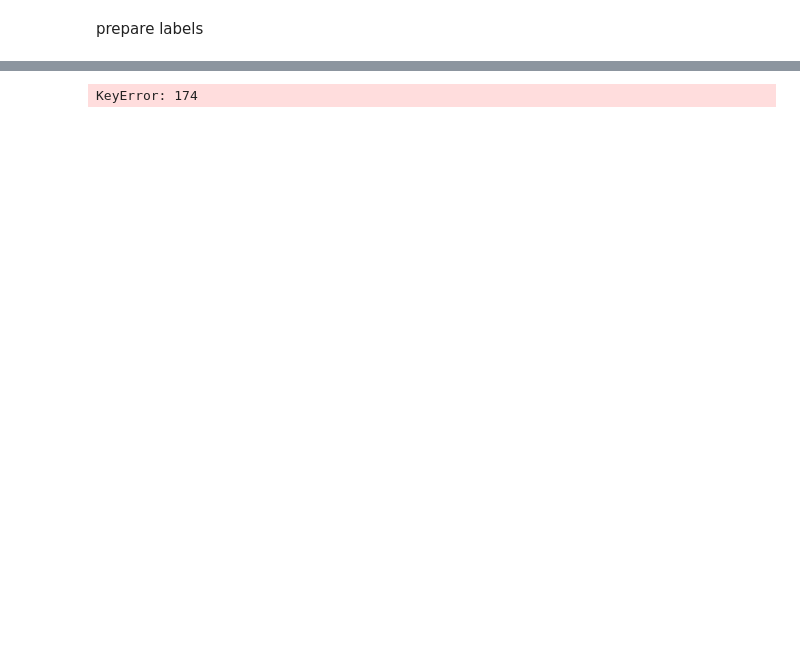
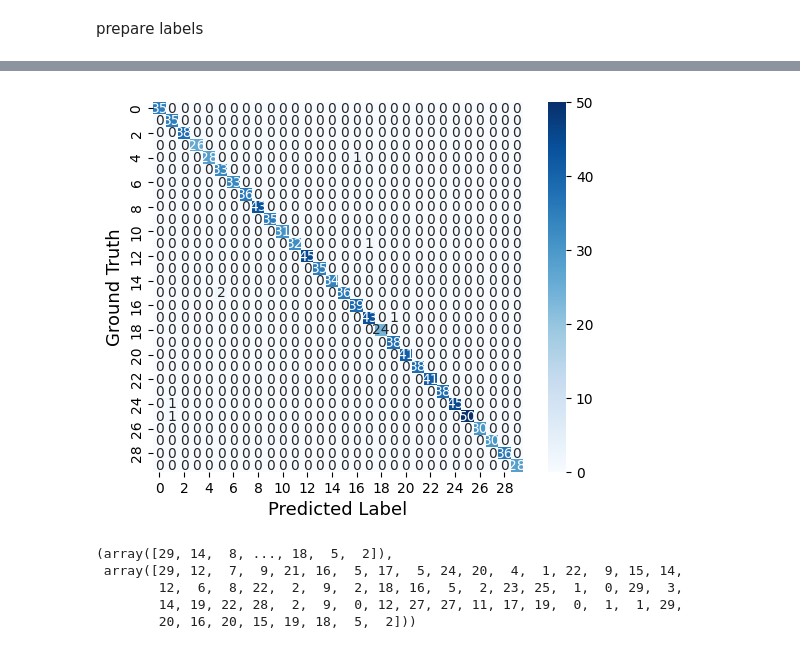
Before and after one commit to gondow86/InceptionTime, a Jupyter notebook: InceptionTime.ipynb, the cells around one changed output, grey strips where cells are left out. Saved outputs shown, nothing was run; the diff lists cells and outputs as text; code cells hidden in the pictures; blank space fills up the shorter version.

```diff
--- a/InceptionTime.ipynb
+++ b/InceptionTime.ipynb
@@ -198,10 +237,10 @@ class MyDataset(Dataset):
         if torch.is_tensor(idx):
           idx = idx.tolist()
 
-        # onehot_label = torch.eye(num_classes)[self.labels[idx] - 1] # one hot encordingは不要らしい　精度悪い場合試す必要あり
+        onehot_label = torch.eye(num_classes)[self.labels[idx] - 1] # one hot encodingは不要らしい　精度悪い場合試す必要あり
         # one_hot = torch.nn.functional.one_hot(self.labels, num_classes=num_classes)
         return torch.tensor(self.radar_heartbeat[idx]), self.labels[idx] # labels is already tensor (converted in preparation phase)
-
+        # return torch.tensor(self.radar_heartbeat[idx]), onehot_label
 
     def __len__(self):
         return len(self.radar_heartbeat)
@@ -225,6 +270,6 @@ full: 5442 -> train: 4353, test: 1089
 # %%
 model = InceptionTime(1, num_classes)
-model = model.to(device)
+# model = model.to(device)
 criterion = nn.CrossEntropyLoss()
 optimizer = torch.optim.Adam(model.parameters(), lr=learning_rate)
 # %%
@@ -233,8 +278,8 @@ for epoch in range(num_epochs):
   for i, (signals, labels) in enumerate(train_loader):
     signals = torch.tensor(signals)
     signals = signals.float()
-    signals = signals.to(device)
-    labels = labels.to(device)
+    # signals = signals.to(device)
+    # labels = labels.to(device)
 
     # print(signals.size())
     outputs = model(signals)
@@ -244,6 +289,6 @@ for epoch in range(num_epochs):
     optimizer.zero_grad()
     loss.backward()
     optimizer.step()
-    # if (i + 1) % 15 == 0:
-  print(f'Epoch [{epoch+1}/`{num_epochs}], Step [{i+1}/{n_total_steps}], Loss: {loss.item():.4f}')
+    if (i + 1) % 12 == 0:
+      print(f'Epoch [{epoch+1}/`{num_epochs}], Step [{i+1}/{n_total_steps}], Loss: {loss.item():.4f}')
 # %% [output]
@@ -251,4 +312,8 @@ RuntimeError: Given groups=1, weight of size [32, 1, 39], expected input[1, 64,
 # %%
+# For Confusion Matrix
+predicted_lists = np.zeros(0, dtype=np.int64)
+one_hot_labels_list = np.zeros(0, dtype=np.int64)
+
 with torch.no_grad():
   n_correct = 0
   n_samples = 0
@@ -256,8 +321,8 @@ with torch.no_grad():
   for i, (signals, one_hot_labels) in enumerate(test_loader):
     signals = torch.tensor(signals)
     signals = signals.float()
-    signals = signals.to(device)
-    one_hot_labels = one_hot_labels.to(device)
+    # signals = signals.to(device)
+    # one_hot_labels = one_hot_labels.to(device)
     # print(len(one_hot_labels))
     outputs = model(signals)
     for j, out in enumerate(outputs):
@@ -266,12 +331,12 @@ with torch.no_grad():
     _, predicted = torch.max(outputs.data, 1) # predicted per batch size
 
     n_samples += one_hot_labels.size(0) # add batch_size
-    # labels = [] # labels per batch size
-    for k, labels in enumerate(one_hot_labels):
-      # labels.append(torch.argmax(one_hot_labels[k]))
-      if predicted[k] == torch.argmax(labels):
-        # print(predicted[k], torch.argmax(labels[k]))
-        n_correct += 1
+    n_correct += (predicted == one_hot_labels).sum().item()
+
+    predicted_cp = predicted.to('cpu').detach().numpy().copy()
+    one_hot_labels_cp = one_hot_labels.to('cpu').detach().numpy().copy()
+    predicted_lists = np.concatenate([predicted_lists, predicted_cp])
+    one_hot_labels_list = np.concatenate([one_hot_labels_list, one_hot_labels_cp])
 
     acc = 100.0 * n_correct / n_samples
     print(f'{n_correct} / {n_samples} = Acc: {acc} %')
@@ -278,4 +361,21 @@ with torch.no_grad():
-# %%
-dataset[174]
-# %% [output]
-KeyError: 174
+# %%
+from sklearn.metrics import confusion_matrix
+import seaborn as sns
+import matplotlib.pyplot as plt
+
+cm = confusion_matrix(one_hot_labels_list, predicted_lists)
+sns.heatmap(cm, square=True, cbar=True, annot=True, cmap='Blues')
+plt.xlabel("Predicted Label", fontsize=13)
+plt.ylabel("Ground Truth", fontsize=13)
+plt.savefig('sklearn_confusion_matrix.png')
+# %% [output]
+[figure, added]
+# %%
+# np.concatenate(predicted_lists, predicted_cp)
+predicted_lists, predicted_cp
+# %% [output]
+(array([29, 14,  8, ..., 18,  5,  2]),
+ array([29, 12,  7,  9, 21, 16,  5, 17,  5, 24, 20,  4,  1, 22,  9, 15, 14,
+        12,  6,  8, 22,  2,  9,  2, 18, 16,  5,  2, 23, 25,  1,  0, 29,  3,
+        14, 19, 22, 28,  2,  9,  0, 12, 27, 27, 11, 17, 19,  0,  1,  1, 29,
+        20, 16, 20, 15, 19, 18,  5,  2]))
```
Also changed, not shown: parts of 22 cells of this notebook, 3 other files.
